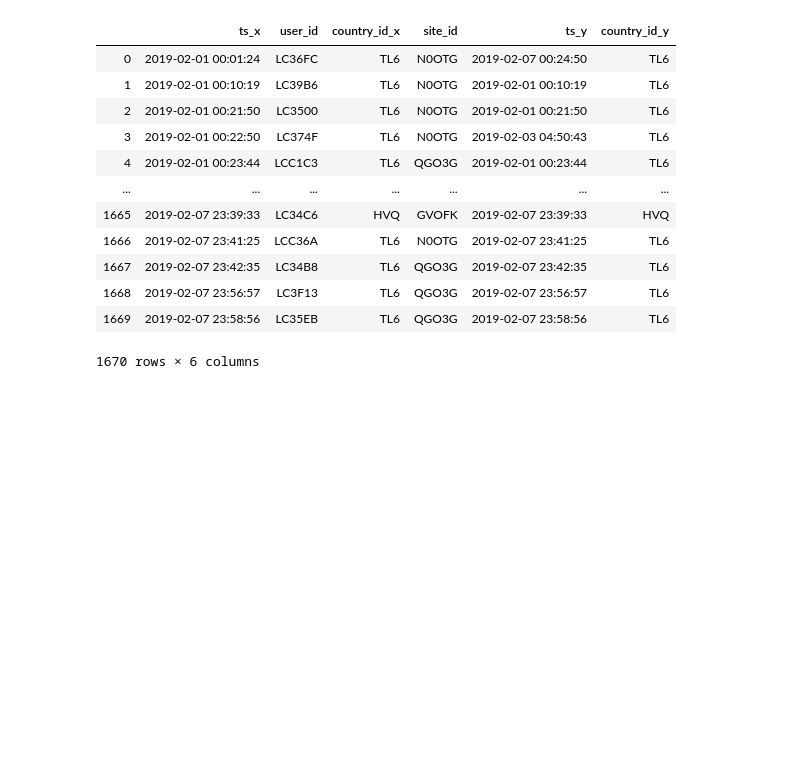
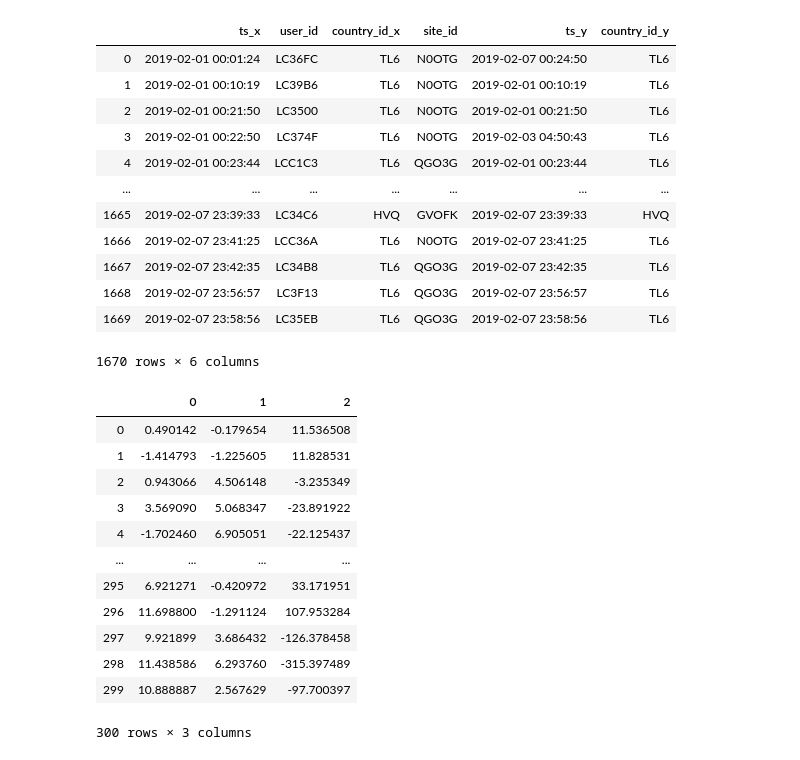
Before and after one commit to yaowser/kickstarter-dataset, a Jupyter notebook: Yao - Moloco Data Scientist Interview Question.ipynb, the cells around one changed output. Saved outputs shown, nothing was run; the diff lists cells and outputs as text; code cells hidden in the pictures; blank space fills up the shorter version.

```diff
--- a/Yao - Moloco Data Scientist Interview Question.ipynb
+++ b/Yao - Moloco Data Scientist Interview Question.ipynb
@@ -130,3 +130,20 @@ pd.merge(df2, df3,  how='inner', on=['user_id','site_id'])
 | 1668 | 2019-02-07 23:56:57 | LC3F13 | TL6 | QGO3G | 2019-02-07 23:56:57 | TL6 |
 | 1669 | 2019-02-07 23:58:56 | LC35EB | TL6 | QGO3G | 2019-02-07 23:58:56 | TL6 |
 1670 rows × 6 columns
+# %%
+df = pd.read_excel('Adops & Data Scientist Sample Data.xlsx',sheet_name=1,header=None)
+df
+# %% [output]
+|  | 0 | 1 | 2 |
+| 0 | 0.490142 | -0.179654 | 11.536508 |
+| 1 | -1.414793 | -1.225605 | 11.828531 |
+| 2 | 0.943066 | 4.506148 | -3.235349 |
+| 3 | 3.569090 | 5.068347 | -23.891922 |
+| 4 | -1.702460 | 6.905051 | -22.125437 |
+| ... | ... | ... | ... |
+| 295 | 6.921271 | -0.420972 | 33.171951 |
+| 296 | 11.698800 | -1.291124 | 107.953284 |
+| 297 | 9.921899 | 3.686432 | -126.378458 |
+| 298 | 11.438586 | 6.293760 | -315.397489 |
+| 299 | 10.888887 | 2.567629 | -97.700397 |
+300 rows × 3 columns
```
Also changed, not shown: parts of 5 cells of this notebook.
